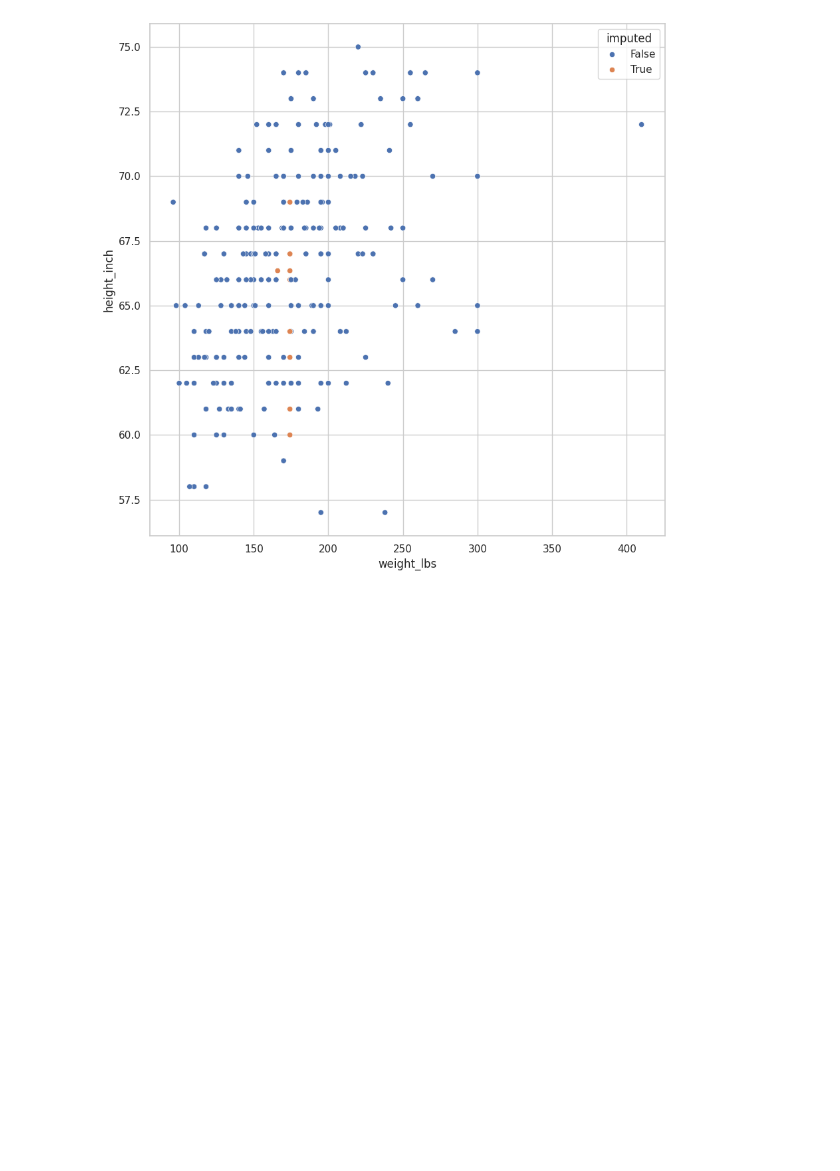
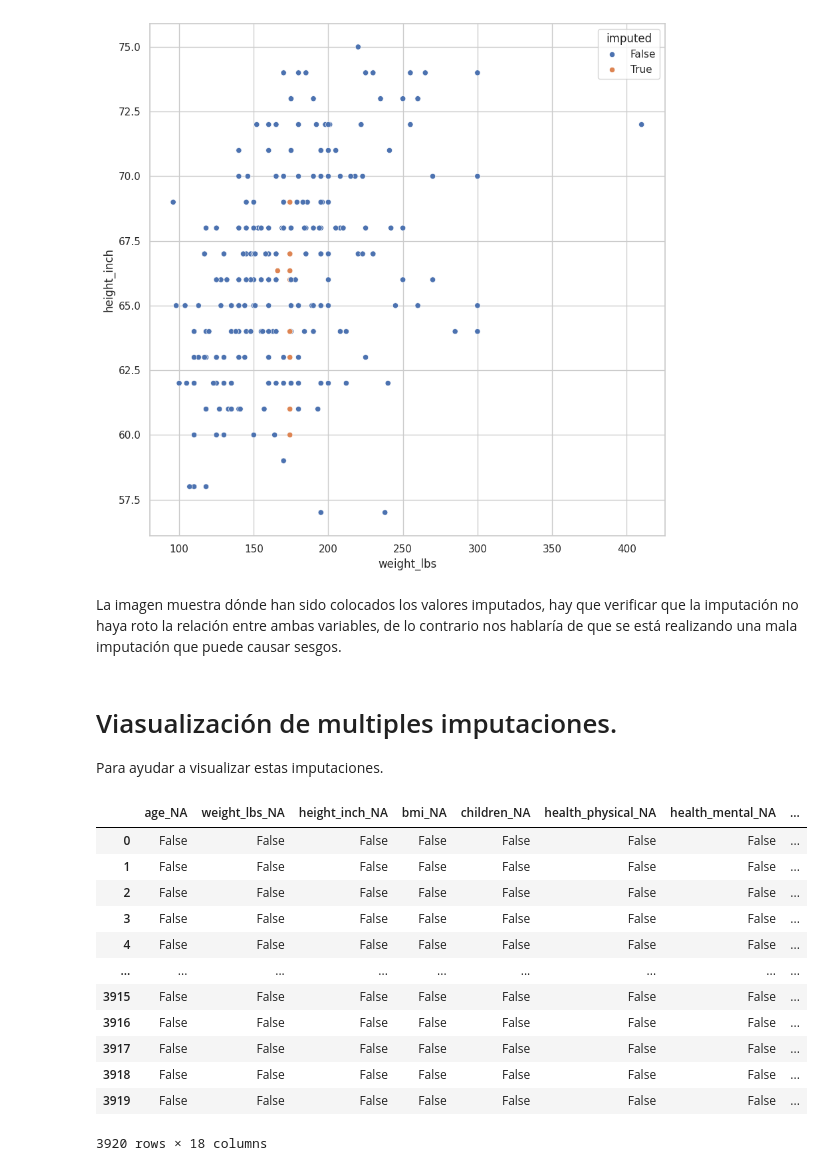
Before and after one commit to Changeryto/Manejo_de_NA_en_Python, a Jupyter notebook: notebooks/06-RTG-Eliminacion_NA.ipynb, the cells around one changed output. Drawn from its saved outputs; the diff is of its cells as text; code cells hidden in the pictures; blank space fills up the shorter version.

Commit message:
Se explica cómo hacer representaciones de la distribución de todas las imputaciones

```diff
--- a/notebooks/06-RTG-Eliminacion_NA.ipynb
+++ b/notebooks/06-RTG-Eliminacion_NA.ipynb
@@ -397,0 +396,36 @@ La imagen muestra dónde han sido colocados los valores imputados, hay que verif
+# %% [markdown]
+La imagen muestra dónde han sido colocados los valores imputados, hay que verificar que la imputación no haya roto la relación entre ambas variables, de lo contrario nos hablaría de que se está realizando una mala imputación que puede causar sesgos.
+# %% [markdown]
+# Viasualización de multiples imputaciones.
+
+Para ayudar a visualizar estas imputaciones.
+# %%
+(
+    riskfactors
+    .select_dtypes(exclude="category")
+    .missing.bind_shadow_matrix(
+        false_NA_value = False,
+        true_NA_value = True
+    )
+    .apply(
+        axis = "rows",
+        func = lambda column : column.fillna(column.mean()) if "_NA" not in column.name else column
+    )
+    .pivot_longer(
+        index="*_NA"
+    )
+)
+# %% [output]
+|  | age_NA | weight_lbs_NA | height_inch_NA | bmi_NA | children_NA | health_physical_NA | health_mental_NA | ... |
+| 0 | False | False | False | False | False | False | False | ... |
+| 1 | False | False | False | False | False | False | False | ... |
+| 2 | False | False | False | False | False | False | False | ... |
+| 3 | False | False | False | False | False | False | False | ... |
+| 4 | False | False | False | False | False | False | False | ... |
+| ... | ... | ... | ... | ... | ... | ... | ... | ... |
+| 3915 | False | False | False | False | False | False | False | ... |
+| 3916 | False | False | False | False | False | False | False | ... |
+| 3917 | False | False | False | False | False | False | False | ... |
+| 3918 | False | False | False | False | False | False | False | ... |
+| 3919 | False | False | False | False | False | False | False | ... |
+3920 rows × 18 columns
```
Also changed, not shown: parts of 5 cells of this notebook.
